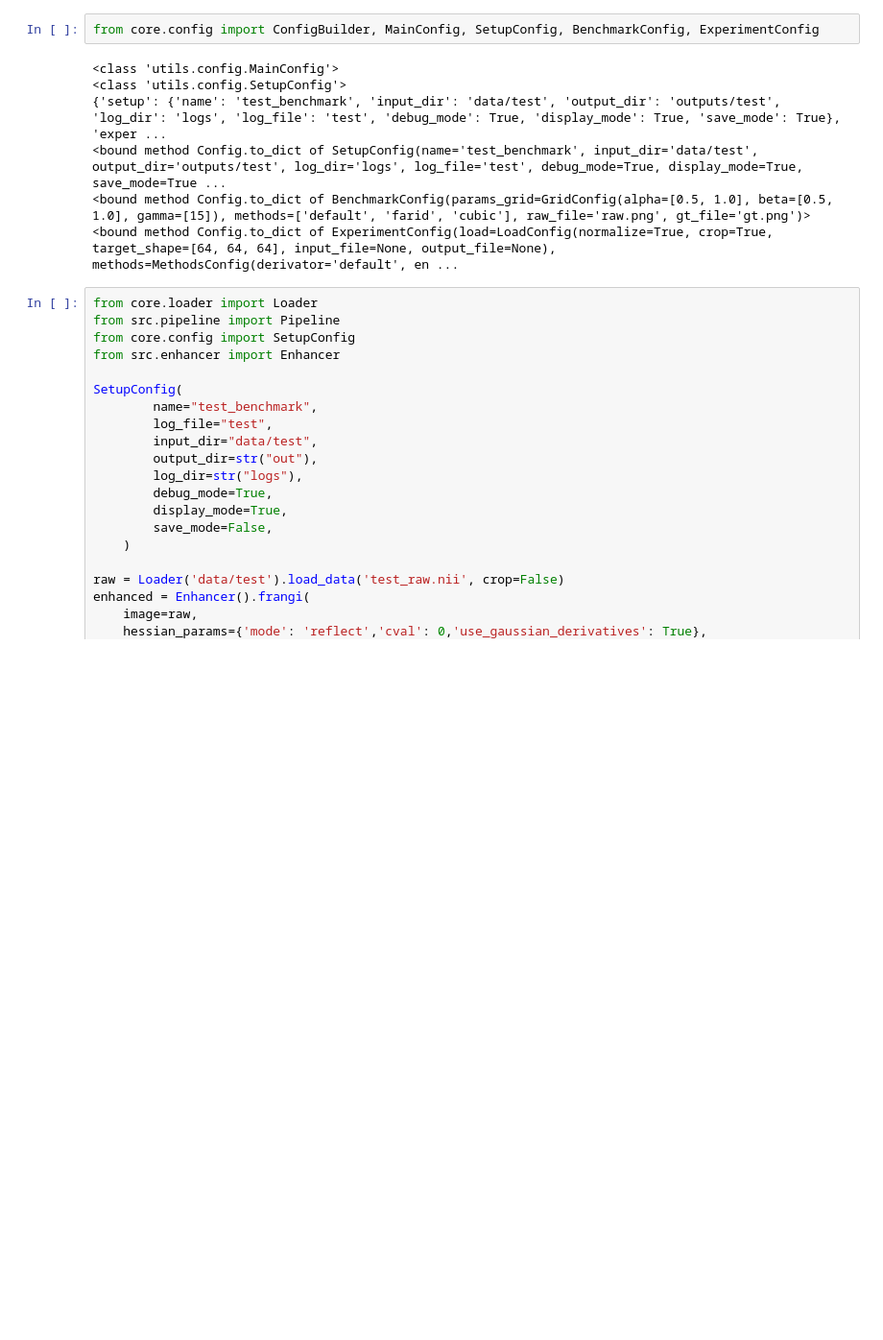
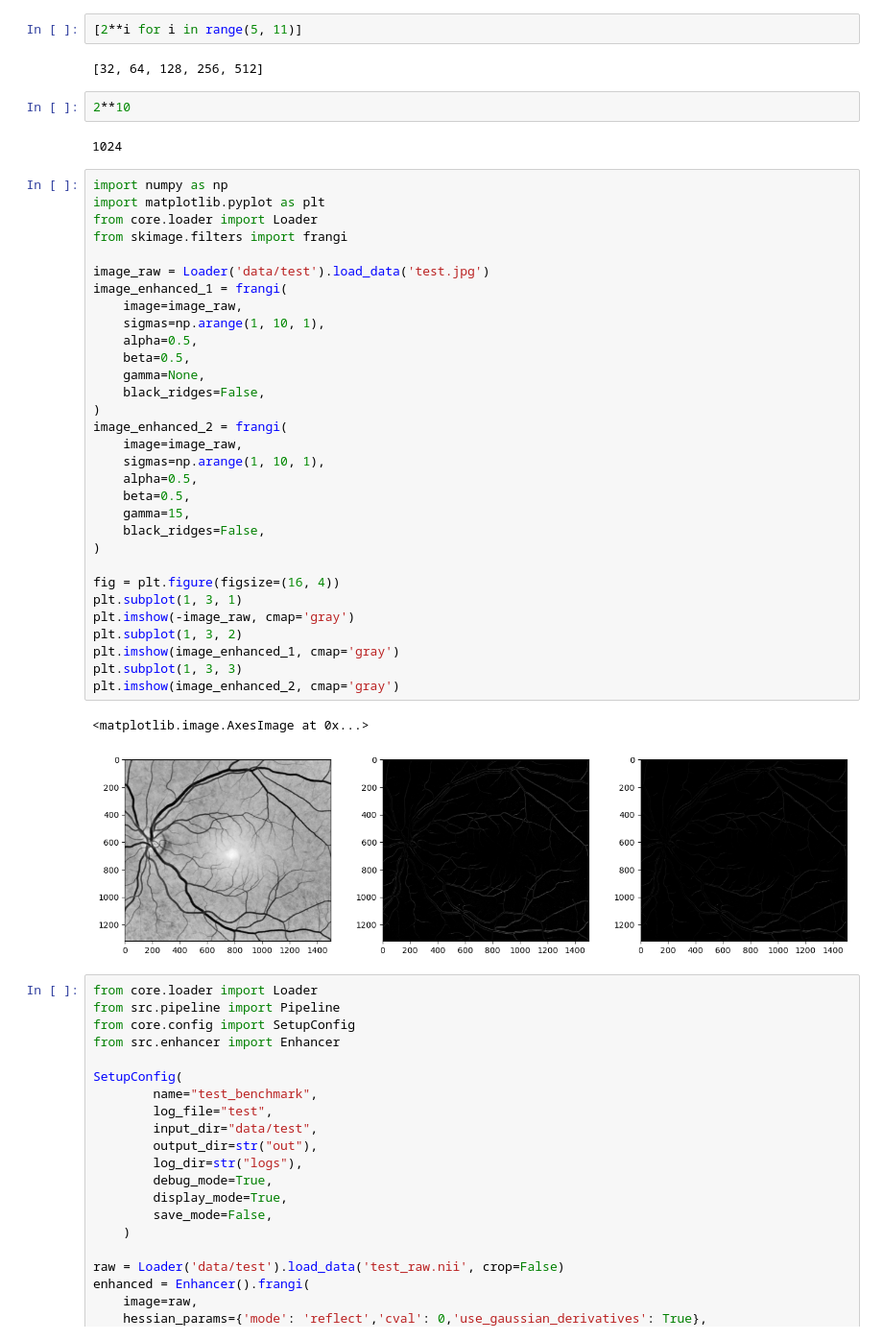
Before and after one commit to Noe-Edouard/Loria-Stage, a Jupyter notebook: sandbox.ipynb, the cells around one changed output. Shown at 96% size. Drawn from its saved outputs; the diff is of its cells as text; blank space fills up the shorter version.

Commit message:
Engine updated and benchmark.

```diff
--- a/sandbox.ipynb
+++ b/sandbox.ipynb
@@ -1,12 +1,45 @@
+# %%
+[2**i for i in range(5, 11)]
+# %% [output]
+[32, 64, 128, 256, 512]
+# %%
+2**10
+# %% [output]
+1024
 # %%
-from core.config import ConfigBuilder, MainConfig, SetupConfig, BenchmarkConfig, ExperimentConfig
+import numpy as np
+import matplotlib.pyplot as plt
+from core.loader import Loader
+from skimage.filters import frangi
+
+image_raw = Loader('data/test').load_data('test.jpg')
+image_enhanced_1 = frangi(
+    image=image_raw,
+    sigmas=np.arange(1, 10, 1),
+    alpha=0.5,
+    beta=0.5,
+    gamma=None,
+    black_ridges=False,
+)
+image_enhanced_2 = frangi(
+    image=image_raw,
+    sigmas=np.arange(1, 10, 1),
+    alpha=0.5,
+    beta=0.5,
+    gamma=15,
+    black_ridges=False,
+)
+
+fig = plt.figure(figsize=(16, 4))
+plt.subplot(1, 3, 1)
+plt.imshow(-image_raw, cmap='gray')
+plt.subplot(1, 3, 2)
+plt.imshow(image_enhanced_1, cmap='gray')
+plt.subplot(1, 3, 3)
+plt.imshow(image_enhanced_2, cmap='gray')
 # %% [output]
-<class 'utils.config.MainConfig'>
-<class 'utils.config.SetupConfig'>
-{'setup': {'name': 'test_benchmark', 'input_dir': 'data/test', 'output_dir': 'outputs/test', 'log_dir': 'logs', 'log_file': 'test', 'debug_mode': True, 'display_mode': True, 'save_mode': True}, 'exper ...
-<bound method Config.to_dict of SetupConfig(name='test_benchmark', input_dir='data/test', output_dir='outputs/test', log_dir='logs', log_file='test', debug_mode=True, display_mode=True, save_mode=True ...
-<bound method Config.to_dict of BenchmarkConfig(params_grid=GridConfig(alpha=[0.5, 1.0], beta=[0.5, 1.0], gamma=[15]), methods=['default', 'farid', 'cubic'], raw_file='raw.png', gt_file='gt.png')>
-<bound method Config.to_dict of ExperimentConfig(load=LoadConfig(normalize=True, crop=True, target_shape=[64, 64, 64], input_file=None, output_file=None), methods=MethodsConfig(derivator='default', en ...
+<matplotlib.image.AxesImage at 0x...>
+[figure, added]
 # %%
 from core.loader import Loader
 from src.pipeline import Pipeline
```
Also changed, not shown: 20 other files.
